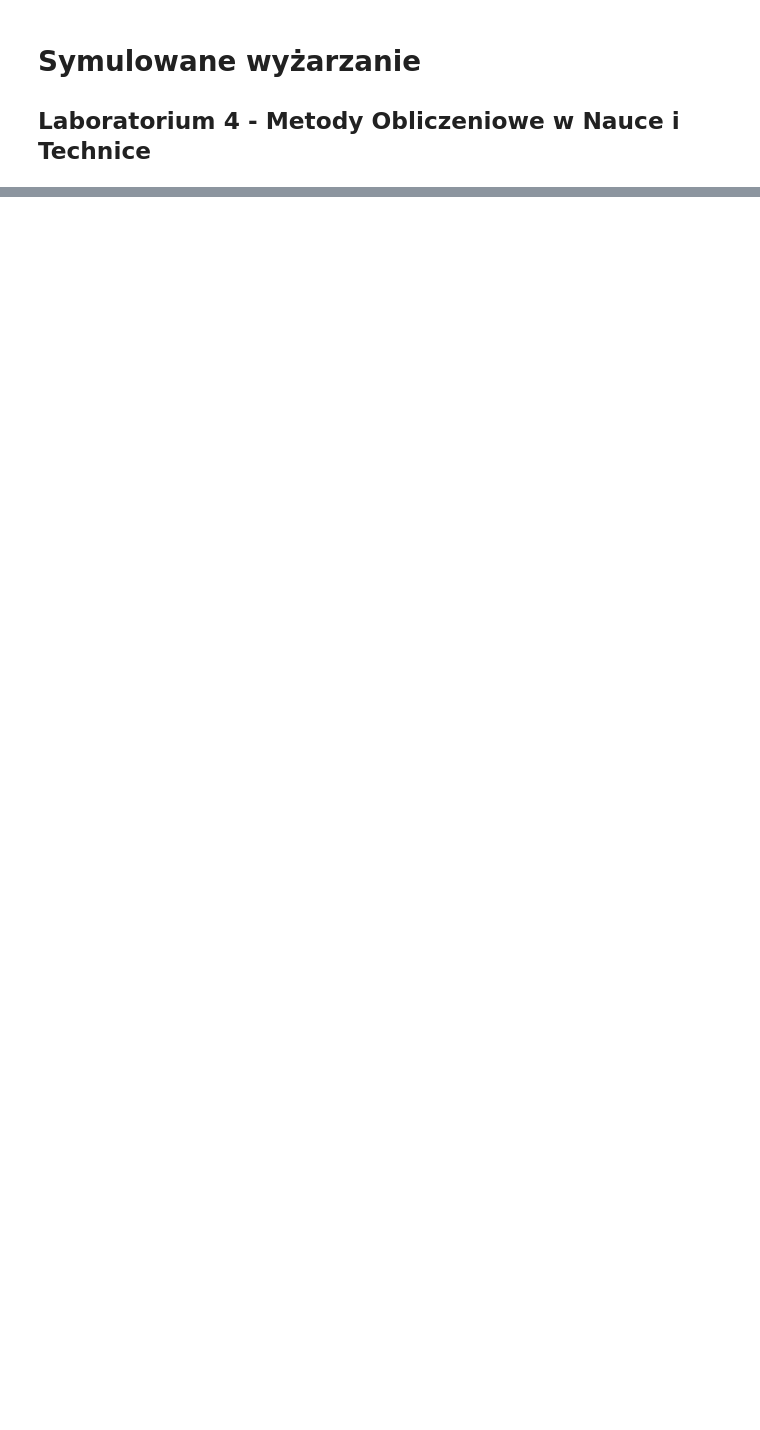
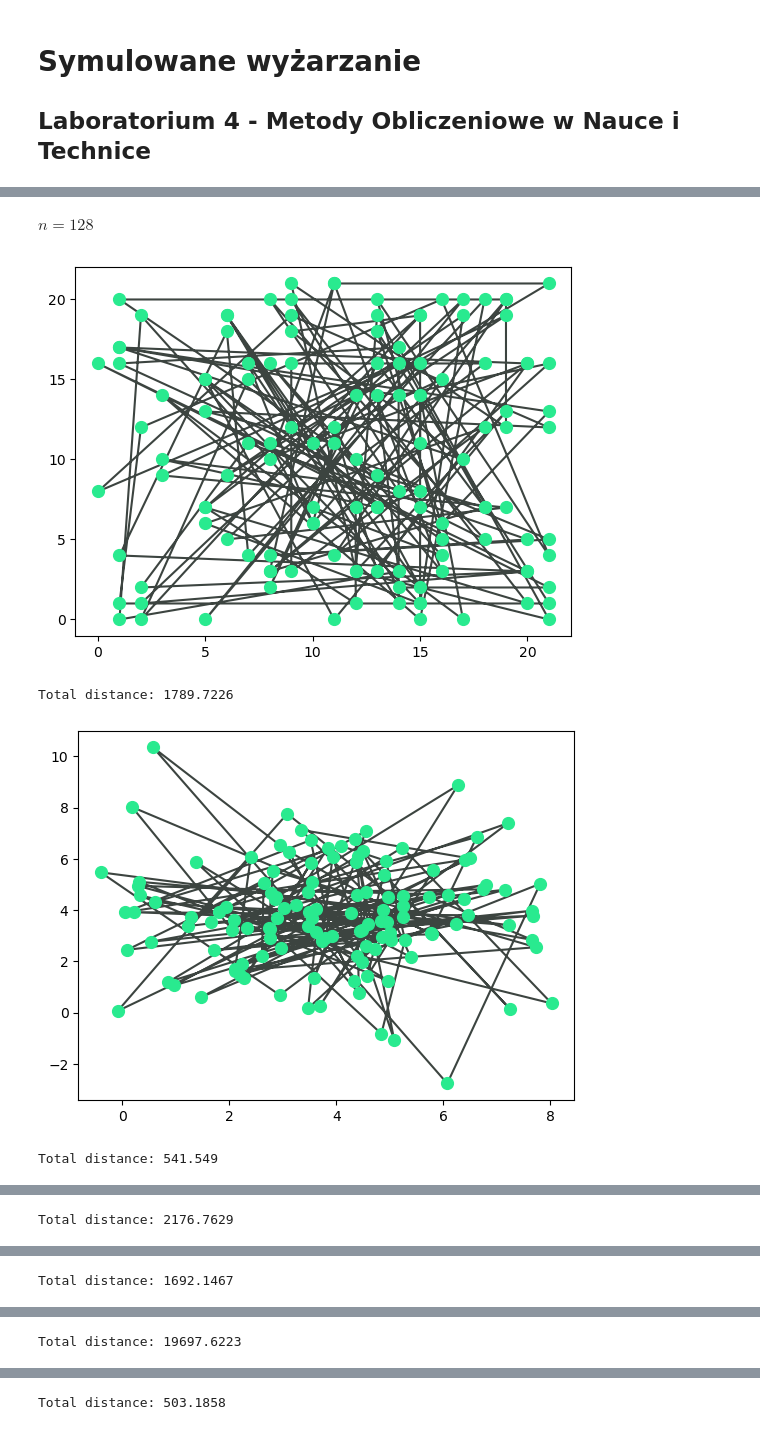
Before and after one commit to Szaroslav/computational-methods-agh-course, a Jupyter notebook: lab04/lab04.ipynb, the cells around one changed output, grey strips where cells are left out. Drawn from its saved outputs; the diff is of its cells as text; code cells hidden in the pictures; blank space fills up the shorter version.

```diff
--- a/lab04/lab04.ipynb
+++ b/lab04/lab04.ipynb
@@ -28,7 +36,7 @@ class Point:
         print("]")
 
 
-def generate_points_arrays(n):
+def generate_point_arrays(n):
     P = []
     normal_parameters = [(4, 2), (8, 8), (0, 6), (512, 64)]
 
@@ -66,5 +74,19 @@ def generate_points_arrays(n):
     return np.array(P)
 
 
-P = generate_points_arrays(100)
-Point.print_2d(P)
+def draw_point_array(P, path=None):
+    fig, ax = plt.subplots()
+    if path is not None:
+        ax.plot([path[i % len(path)].x for i in range(len(path) + 1)], [path[i % len(path)].y for i in range(len(path) + 1)], c="#3c4440", zorder=0)
+    ax.scatter([p.x for p in P], [p.y for p in P], s=72, c="#29ea8f", zorder=1)
+
+    plt.show()
+
+
+def draw_point_arrays(P):
+    for row in P:
+        draw_point_array(row)
+
+
+# P = generate_point_arrays(10)
+# draw_point_arrays(P)
@@ -152,0 +195,12 @@ for p in P:
+# %% [markdown]
+$n = 128$
+# %%
+for p in generate_point_arrays(2**7):
+    res, total_distance = SimulatedAnnealing(p, .95, 2**10, 20000, NeighbourSelection.ARBITRARY_SWAP).run()
+    draw_point_array(p, res)
+    print(f"Total distance: {round(total_distance, 4)}", end="\n\n\n\n")
+# %% [output]
+[figure, added]
+Total distance: 1789.7226
+[figure, added]
+Total distance: 541.549
@@ -152,0 +208 @@ for p in P:
+Total distance: 2176.7629
@@ -152,0 +210 @@ for p in P:
+Total distance: 1692.1467
@@ -152,0 +212 @@ for p in P:
+Total distance: 19697.6223
@@ -152,0 +214 @@ for p in P:
+Total distance: 503.1858
```
Also changed, not shown: parts of 14 cells of this notebook, 1 other file.
